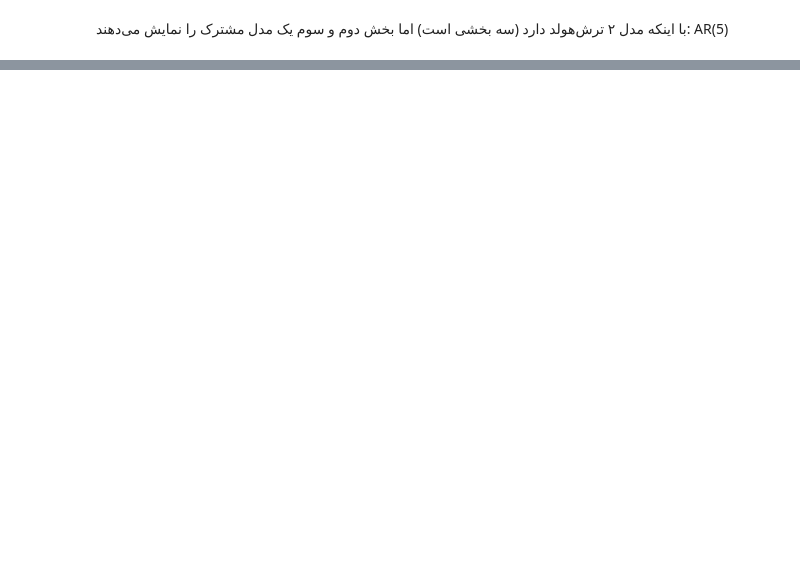
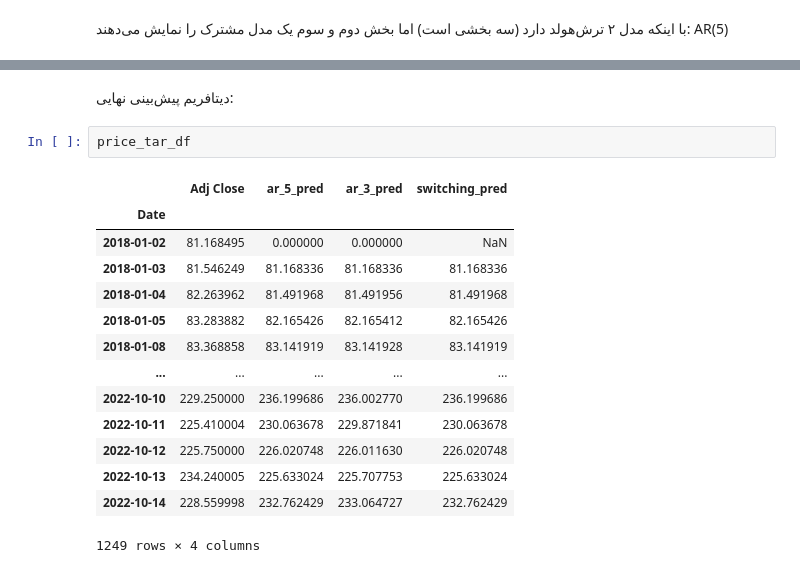
Before and after one commit to alrzJml/advanced_econ, a Jupyter notebook: hw1/python/03_TAR_model.ipynb, the cells around one changed output, grey strips where cells are left out. Cells and saved outputs as stored; diff of their text form; blank space fills up the shorter version.

```diff
--- a/hw1/python/03_TAR_model.ipynb
+++ b/hw1/python/03_TAR_model.ipynb
@@ -235,0 +276,19 @@ tar_orders_rmse[best_rmse_index][0]
+# %% [markdown]
+دیتافریم پیش‌بینی نهایی:
+# %%
+price_tar_df
+# %% [output]
+|  | Adj Close | ar_5_pred | ar_3_pred | switching_pred |
+| Date |  |  |  |  |
+| 2018-01-02 | 81.168495 | 0.000000 | 0.000000 | NaN |
+| 2018-01-03 | 81.546249 | 81.168336 | 81.168336 | 81.168336 |
+| 2018-01-04 | 82.263962 | 81.491968 | 81.491956 | 81.491968 |
+| 2018-01-05 | 83.283882 | 82.165426 | 82.165412 | 82.165426 |
+| 2018-01-08 | 83.368858 | 83.141919 | 83.141928 | 83.141919 |
+| ... | ... | ... | ... | ... |
+| 2022-10-10 | 229.250000 | 236.199686 | 236.002770 | 236.199686 |
+| 2022-10-11 | 225.410004 | 230.063678 | 229.871841 | 230.063678 |
+| 2022-10-12 | 225.750000 | 226.020748 | 226.011630 | 226.020748 |
+| 2022-10-13 | 234.240005 | 225.633024 | 225.707753 | 225.633024 |
+| 2022-10-14 | 228.559998 | 232.762429 | 233.064727 | 232.762429 |
+1249 rows × 4 columns
```
Also changed, not shown: parts of 23 cells of this notebook, 17 other files.
